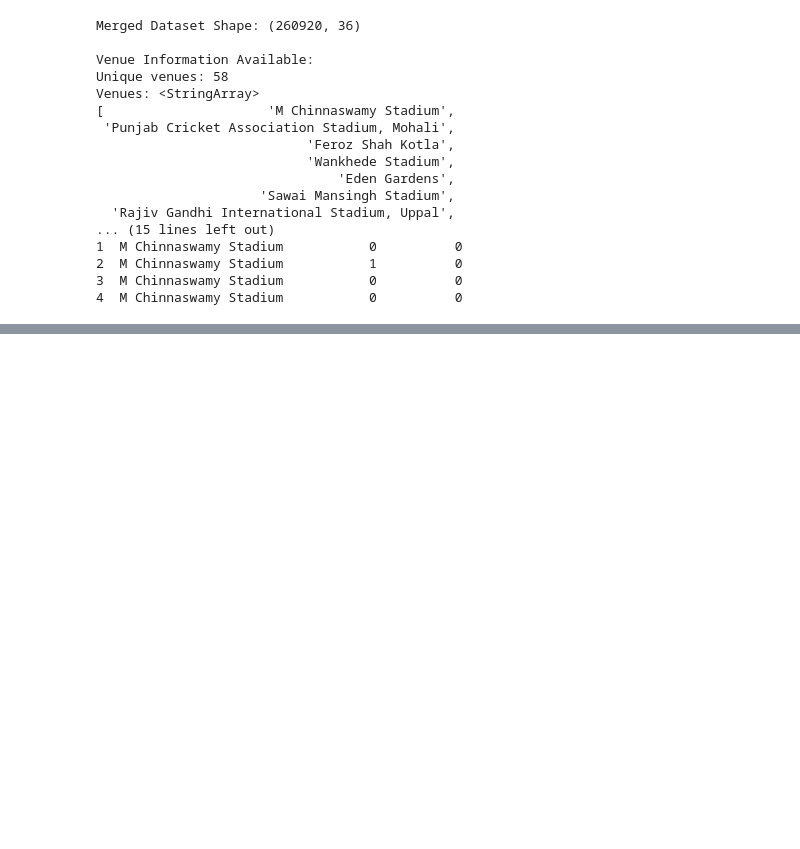
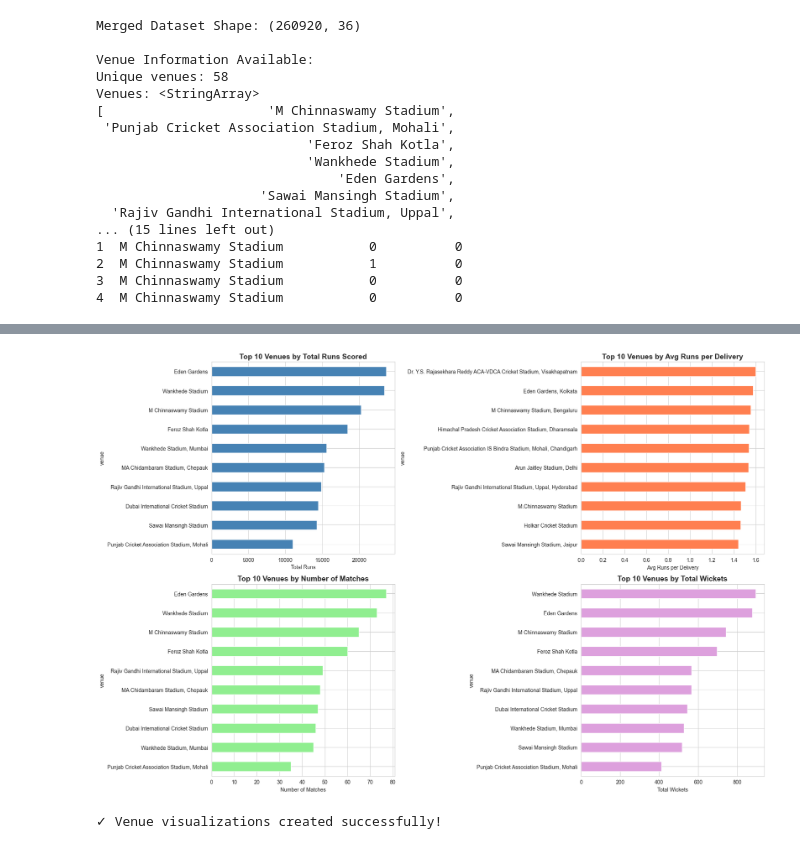
Before and after one commit to ayushgautam2006/ipl_analysis-2008-2024-, a Jupyter notebook: ipl_insights.ipynb, the cells around one changed output, grey strips where cells are left out. Saved outputs shown, nothing was run; the diff lists cells and outputs as text; code cells hidden in the pictures; blank space fills up the shorter version.

Commit message:
Add phase, team, venue performance statistics and summaries

```diff
--- a/ipl_insights.ipynb
+++ b/ipl_insights.ipynb
@@ -587,0 +662,39 @@ Venues: <StringArray>
+# %%
+# Create comprehensive venue visualizations
+fig, axes = plt.subplots(2, 2, figsize=(18, 12))
+
+# Plot 1: Top 10 venues by total runs
+top_venues_runs = venue_runs.head(10)
+top_venues_runs.plot(kind='barh', ax=axes[0, 0], color='steelblue')
+axes[0, 0].set_title('Top 10 Venues by Total Runs Scored', fontsize=14, fontweight='bold')
+axes[0, 0].set_xlabel('Total Runs')
+axes[0, 0].invert_yaxis()
+
+# Plot 2: Top 10 venues by average runs per delivery
+top_venues_avg = venue_avg_runs.head(10)
+top_venues_avg.plot(kind='barh', ax=axes[0, 1], color='coral')
+axes[0, 1].set_title('Top 10 Venues by Avg Runs per Delivery', fontsize=14, fontweight='bold')
+axes[0, 1].set_xlabel('Avg Runs per Delivery')
+axes[0, 1].invert_yaxis()
+
+# Plot 3: Top 10 venues by matches hosted
+top_venues_matches = venue_matches.head(10)
+top_venues_matches.plot(kind='barh', ax=axes[1, 0], color='lightgreen')
+axes[1, 0].set_title('Top 10 Venues by Number of Matches', fontsize=14, fontweight='bold')
+axes[1, 0].set_xlabel('Number of Matches')
+axes[1, 0].invert_yaxis()
+
+# Plot 4: Top 10 venues by total wickets
+top_venues_wickets = venue_wickets.head(10)
+top_venues_wickets.plot(kind='barh', ax=axes[1, 1], color='plum')
+axes[1, 1].set_title('Top 10 Venues by Total Wickets', fontsize=14, fontweight='bold')
+axes[1, 1].set_xlabel('Total Wickets')
+axes[1, 1].invert_yaxis()
+
+plt.tight_layout()
+plt.show()
+
+print("✓ Venue visualizations created successfully!")
+# %% [output]
+[figure, added]
+✓ Venue visualizations created successfully!
```
Also changed, not shown: parts of 19 cells of this notebook, 8 other files.
